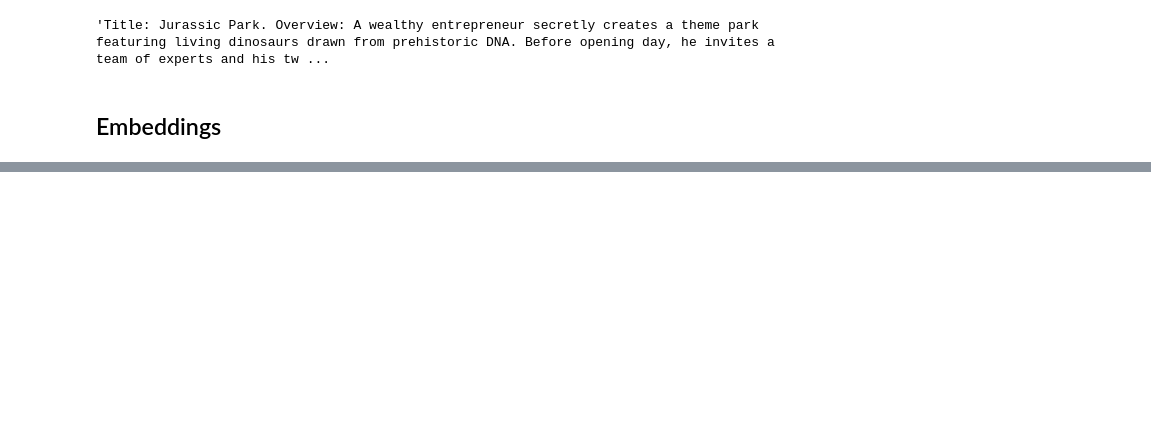
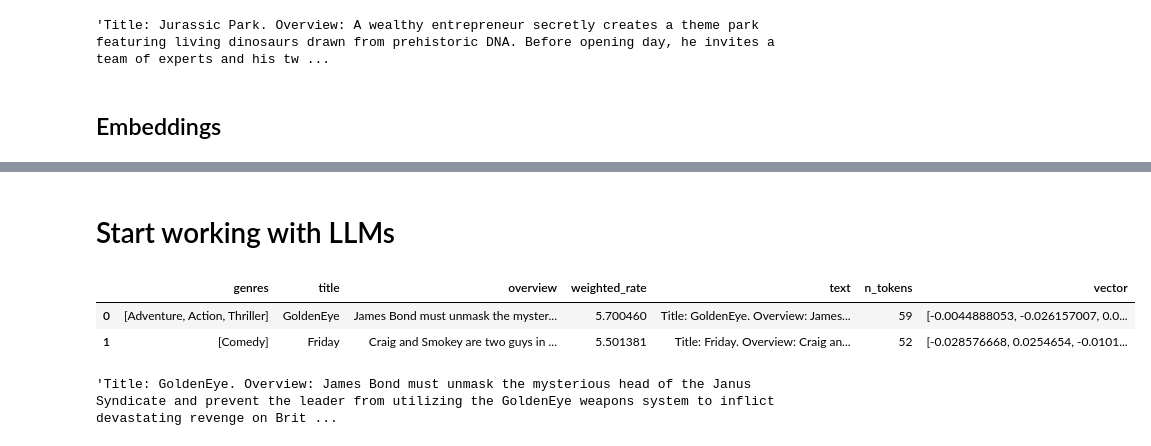
Before and after one commit to taanjit/Building-LLM-Powered-Application, a Jupyter notebook: Building_recommendation_systems_with_LLMs.ipynb, the cells around one changed output, grey strips where cells are left out. Drawn from its saved outputs; the diff is of its cells as text; code cells hidden in the pictures; blank space fills up the shorter version.

Commit message:
Recommendation system completed

```diff
--- a/Building_recommendation_systems_with_LLMs.ipynb
+++ b/Building_recommendation_systems_with_LLMs.ipynb
@@ -122,0 +128,2 @@ ResponseError: model requires more system memory (5.9 GiB) than is available (4.
+# %% [markdown]
+# Start working with LLMs
@@ -122,0 +132,14 @@ ResponseError: model requires more system memory (5.9 GiB) than is available (4.
+# %%
+import pandas as pd
+
+md = pd.read_pickle('movies.pkl')
+
+md.head(2)
+# %% [output]
+|  | genres | title | overview | weighted_rate | text | n_tokens | vector |
+| 0 | [Adventure, Action, Thriller] | GoldenEye | James Bond must unmask the myster... | 5.700460 | Title: GoldenEye. Overview: James... | 59 | [-0.0044888053, -0.026157007, 0.0... |
+| 1 | [Comedy] | Friday | Craig and Smokey are two guys in ... | 5.501381 | Title: Friday. Overview: Craig an... | 52 | [-0.028576668, 0.0254654, -0.0101... |
+# %%
+md['text'][0]
+# %% [output]
+'Title: GoldenEye. Overview: James Bond must unmask the mysterious head of the Janus Syndicate and prevent the leader from utilizing the GoldenEye weapons system to inflict devastating revenge on Brit ...
```
Also changed, not shown: parts of 23 cells of this notebook, 5 other files.
